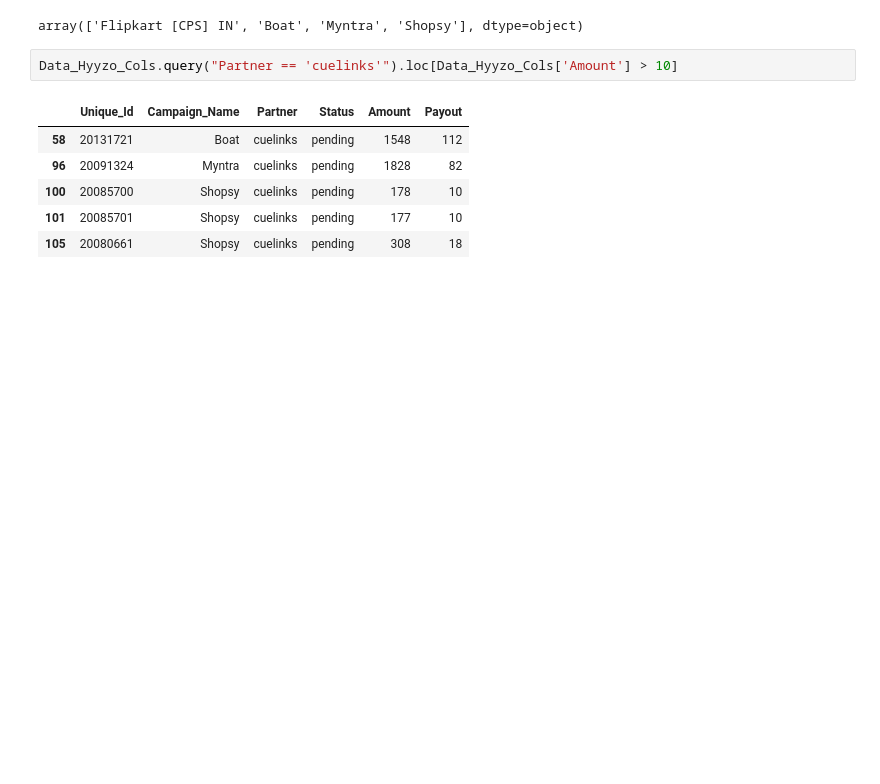
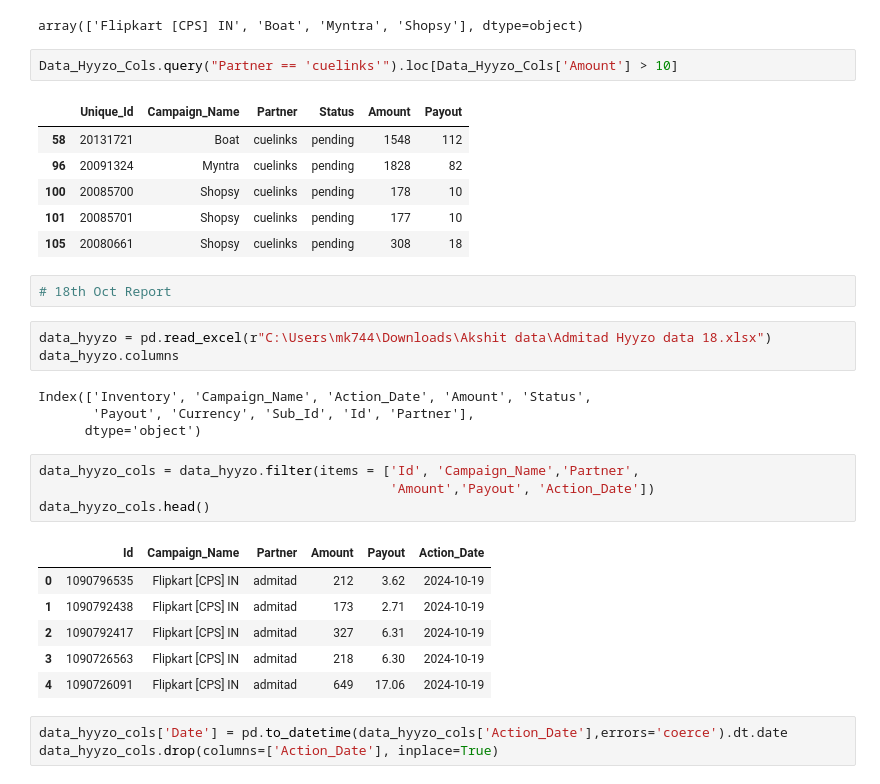
Before and after one commit to Maruf-Ahmad-khan/Car_Price_Prediction_Sklearn_Column_Transformation, a Jupyter notebook: Comparision_Hyyzo.ipynb, the cells around one changed output. Cells and saved outputs as stored; diff of their text form; blank space fills up the shorter version.

```diff
--- a/Comparision_Hyyzo.ipynb
+++ b/Comparision_Hyyzo.ipynb
@@ -711,3 +711,26 @@ Data_Hyyzo_Cols.query("Partner == 'cuelinks'").loc[Data_Hyyzo_Cols['Amount'] > 1
 | 100 | 20085700 | Shopsy | cuelinks | pending | 178 | 10 |
 | 101 | 20085701 | Shopsy | cuelinks | pending | 177 | 10 |
 | 105 | 20080661 | Shopsy | cuelinks | pending | 308 | 18 |
+# %%
+# 18th Oct Report
+# %%
+data_hyyzo = pd.read_excel(r"C:\Users\mk744\Downloads\Akshit data\Admitad Hyyzo data 18.xlsx")
+data_hyyzo.columns
+# %% [output]
+Index(['Inventory', 'Campaign_Name', 'Action_Date', 'Amount', 'Status',
+       'Payout', 'Currency', 'Sub_Id', 'Id', 'Partner'],
+      dtype='object')
+# %%
+data_hyyzo_cols = data_hyyzo.filter(items = ['Id', 'Campaign_Name','Partner',
+                                             'Amount','Payout', 'Action_Date'])
+data_hyyzo_cols.head()
+# %% [output]
+|  | Id | Campaign_Name | Partner | Amount | Payout | Action_Date |
+| 0 | 1090796535 | Flipkart [CPS] IN | admitad | 212 | 3.62 | 2024-10-19 |
+| 1 | 1090792438 | Flipkart [CPS] IN | admitad | 173 | 2.71 | 2024-10-19 |
+| 2 | 1090792417 | Flipkart [CPS] IN | admitad | 327 | 6.31 | 2024-10-19 |
+| 3 | 1090726563 | Flipkart [CPS] IN | admitad | 218 | 6.30 | 2024-10-19 |
+| 4 | 1090726091 | Flipkart [CPS] IN | admitad | 649 | 17.06 | 2024-10-19 |
+# %%
+data_hyyzo_cols['Date'] = pd.to_datetime(data_hyyzo_cols['Action_Date'],errors='coerce').dt.date
+data_hyyzo_cols.drop(columns=['Action_Date'], inplace=True)
```
Also changed, not shown: parts of 5 cells of this notebook, 5 other files.
